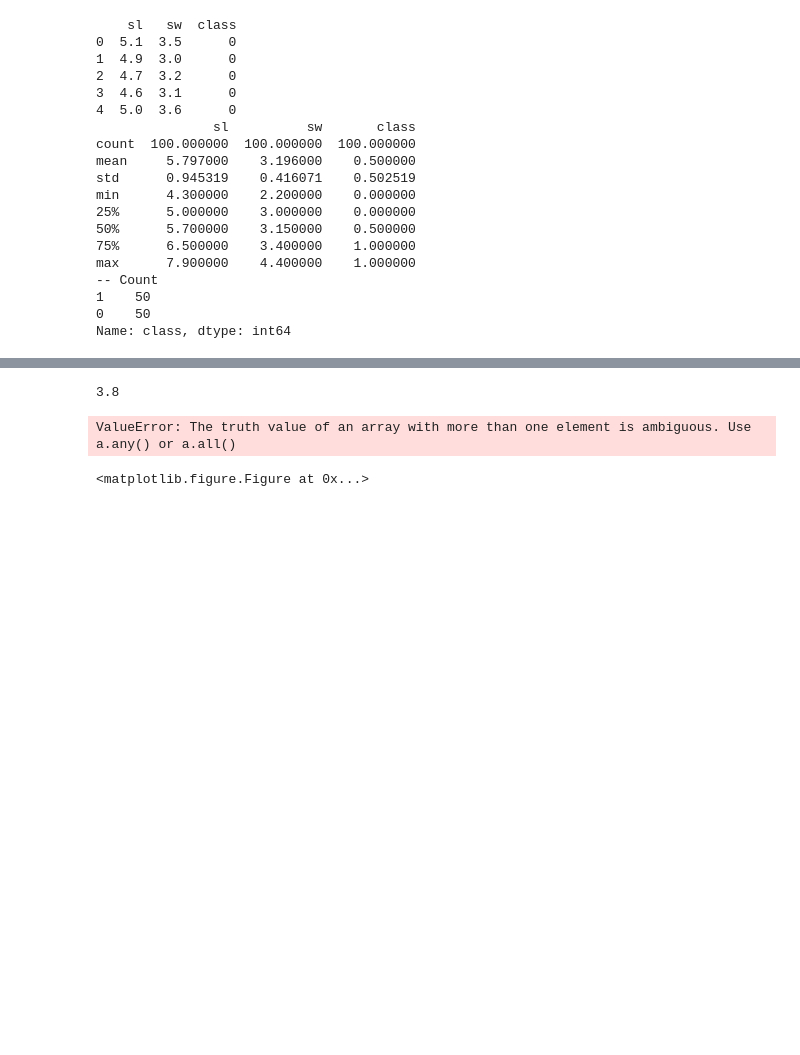
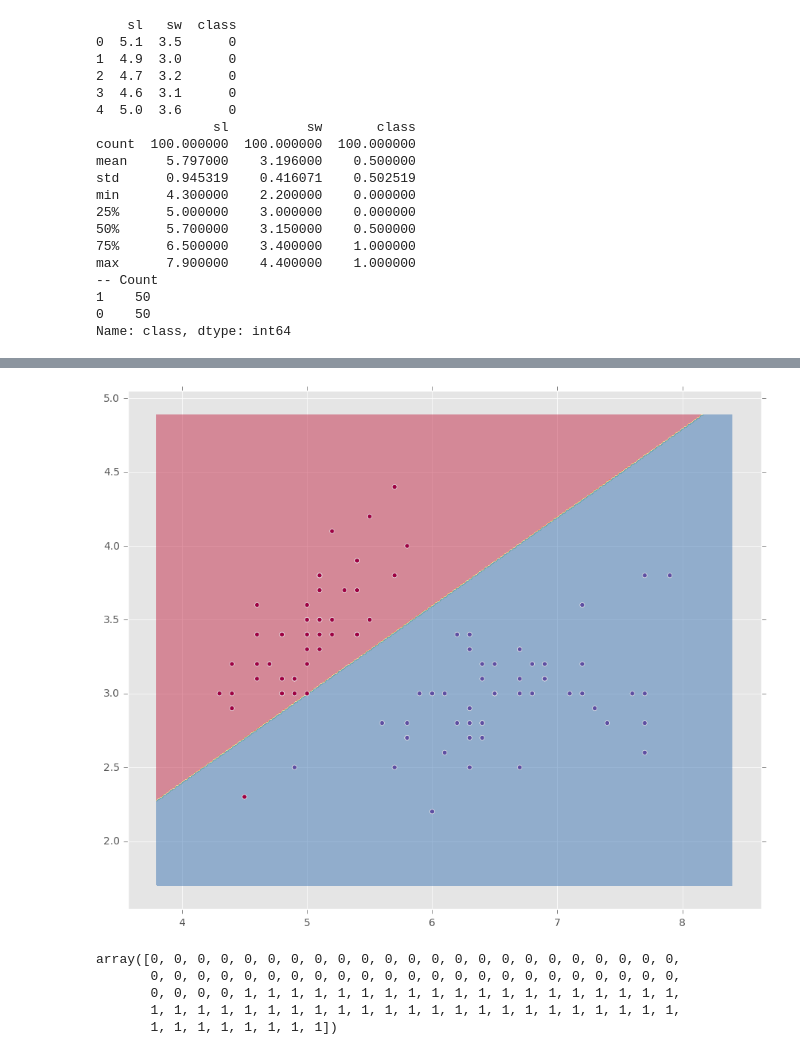
Before and after one commit to ftfarias/data-science_notebooks, a Jupyter notebook: lista4/versao1.ipynb, the cells around one changed output, grey strips where cells are left out. Drawn from its saved outputs; the diff is of its cells as text; code cells hidden in the pictures; blank space fills up the shorter version.

```diff
--- a/lista4/versao1.ipynb
+++ b/lista4/versao1.ipynb
@@ -186,37 +211,29 @@ Wrong   : 2
 # %%
 # print(w)
 # print(x)
 # print(y)
 plt.figure()
-
-
-def pred_func(valores):
-    result = np.zeros(valores.shape[0])
-    for i,xi in enumerate(valores):
-        result[i] = forward(xi,w)
-    return result
-
-def jj(a):
-    print(a)
-    return forward(a,w)
-
-# predict = np.vectorize(lambda xi:forward(xi,w) )
-predict = np.vectorize(jj)
 
 # Set min and max values and give it some padding
 x_min, x_max = x[:, 0].min() - .5, x[:, 0].max() + .5
 y_min, y_max = x[:, 1].min() - .5, x[:, 1].max() + .5
 h = 0.01
 # Generate a grid of points with distance h between them
 xx, yy = np.meshgrid(np.arange(x_min, x_max, h), np.arange(y_min, y_max, h))
 # Predict the function value for the whole gid
-Z = predict(np.c_[xx.ravel(), yy.ravel()])
+Z = p.predict(np.c_[xx.ravel(), yy.ravel()])
 Z = Z.reshape(xx.shape)
 # Plot the contour and training examples
 plt.contourf(xx, yy, Z, cmap=plt.cm.Spectral,alpha=0.5)
 plt.scatter(x[:, 0], x[:, 1], c=y, cmap=plt.cm.Spectral)
 plt.show()
 # %% [output]
-3.8
-ValueError: The truth value of an array with more than one element is ambiguous. Use a.any() or a.all()
-<matplotlib.figure.Figure at 0x...>
+[figure, added]
+# %%
+y
+# %% [output]
+array([0, 0, 0, 0, 0, 0, 0, 0, 0, 0, 0, 0, 0, 0, 0, 0, 0, 0, 0, 0, 0, 0, 0,
+       0, 0, 0, 0, 0, 0, 0, 0, 0, 0, 0, 0, 0, 0, 0, 0, 0, 0, 0, 0, 0, 0, 0,
+       0, 0, 0, 0, 1, 1, 1, 1, 1, 1, 1, 1, 1, 1, 1, 1, 1, 1, 1, 1, 1, 1, 1,
+       1, 1, 1, 1, 1, 1, 1, 1, 1, 1, 1, 1, 1, 1, 1, 1, 1, 1, 1, 1, 1, 1, 1,
+       1, 1, 1, 1, 1, 1, 1, 1])
```
Also changed, not shown: parts of 8 cells of this notebook.
